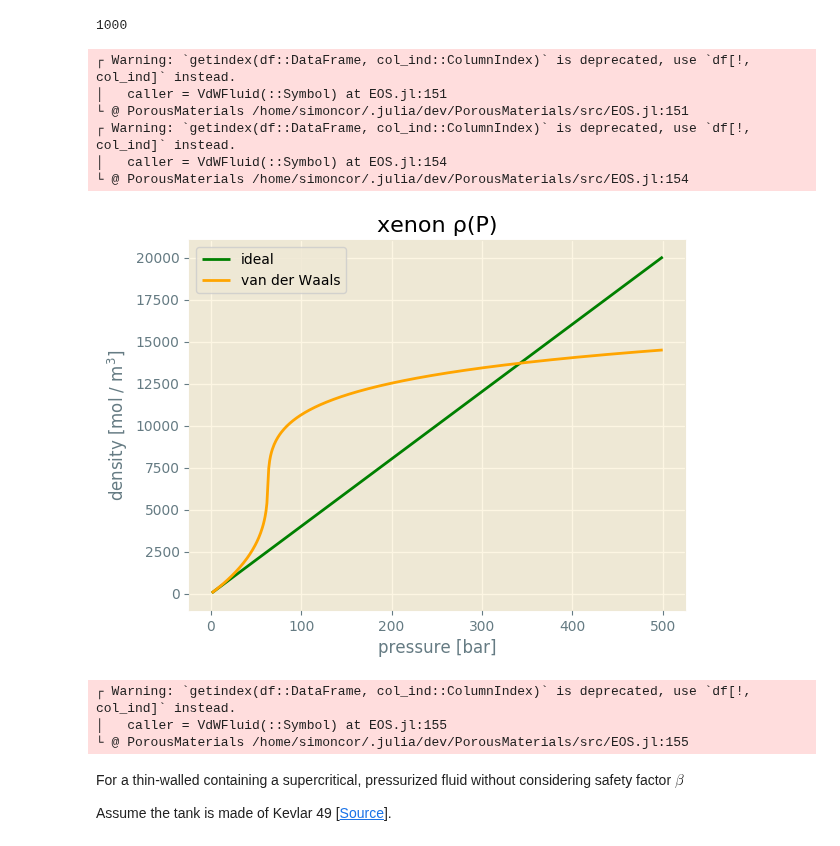
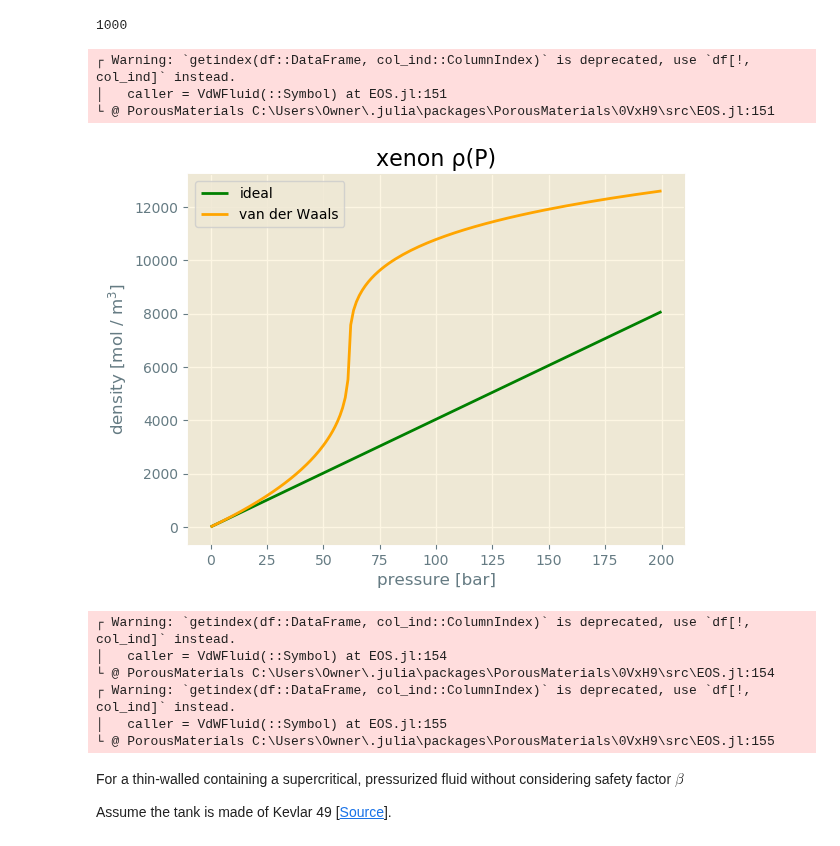
Before and after one commit to SimonEnsemble/PropellantStorage, a Jupyter notebook: Xe_Propellant_Storage.ipynb, the cells around one changed output. Cells and saved outputs as stored; diff of their text form; code cells hidden in the pictures.

```diff
--- a/Xe_Propellant_Storage.ipynb
+++ b/Xe_Propellant_Storage.ipynb
@@ -23,38 +26,38 @@ const m_p = 1000 # mol
 # %% [output]
 1000
 # %%
-P = range(0.0, stop=500.0, length=501)[2:end] # bar
+P = 10 .^ range(-2.0, stop=log10(200.), length=501)#[2:end] # bar
 
 # ideal gas density
 ρ_ig = P / (R * T) # mol / m³
 
 ρ_vdw = zeros(length(P))
 xe = VdWFluid(:Xe)
 
 for (i, p_i) in enumerate(P)
     props = calculate_properties(xe, T, p_i, verbose=false)
     ρ_vdw[i] = props["density (mol/m³)"]
 end
 
 figure()
 plot(P, ρ_ig, color="green", label="ideal")
 plot(P, ρ_vdw, color="orange", label="van der Waals")
 xlabel("pressure [bar]")
 ylabel("density [mol / m\$^3\$]")
 legend()
 title("xenon ρ(P)")
 savefig("Xenon Ideal Gas vs. van der Waals Gas Density.pdf", format="pdf")
 # %% [output]
 ┌ Warning: `getindex(df::DataFrame, col_ind::ColumnIndex)` is deprecated, use `df[!, col_ind]` instead.
 │   caller = VdWFluid(::Symbol) at EOS.jl:151
-└ @ PorousMaterials /home/simoncor/.julia/dev/PorousMaterials/src/EOS.jl:151
-┌ Warning: `getindex(df::DataFrame, col_ind::ColumnIndex)` is deprecated, use `df[!, col_ind]` instead.
-│   caller = VdWFluid(::Symbol) at EOS.jl:154
-└ @ PorousMaterials /home/simoncor/.julia/dev/PorousMaterials/src/EOS.jl:154
+└ @ PorousMaterials C:\Users\Owner\.julia\packages\PorousMaterials\0VxH9\src\EOS.jl:151
-[figure, old version]
+[figure, new version]
+┌ Warning: `getindex(df::DataFrame, col_ind::ColumnIndex)` is deprecated, use `df[!, col_ind]` instead.
+│   caller = VdWFluid(::Symbol) at EOS.jl:154
+└ @ PorousMaterials C:\Users\Owner\.julia\packages\PorousMaterials\0VxH9\src\EOS.jl:154
 ┌ Warning: `getindex(df::DataFrame, col_ind::ColumnIndex)` is deprecated, use `df[!, col_ind]` instead.
 │   caller = VdWFluid(::Symbol) at EOS.jl:155
-└ @ PorousMaterials /home/simoncor/.julia/dev/PorousMaterials/src/EOS.jl:155
+└ @ PorousMaterials C:\Users\Owner\.julia\packages\PorousMaterials\0VxH9\src\EOS.jl:155
 # %% [markdown]
 For a thin-walled containing a supercritical, pressurized fluid without considering safety factor $\beta$
 
```
Also changed, not shown: parts of 39 cells of this notebook, 3 other files.
